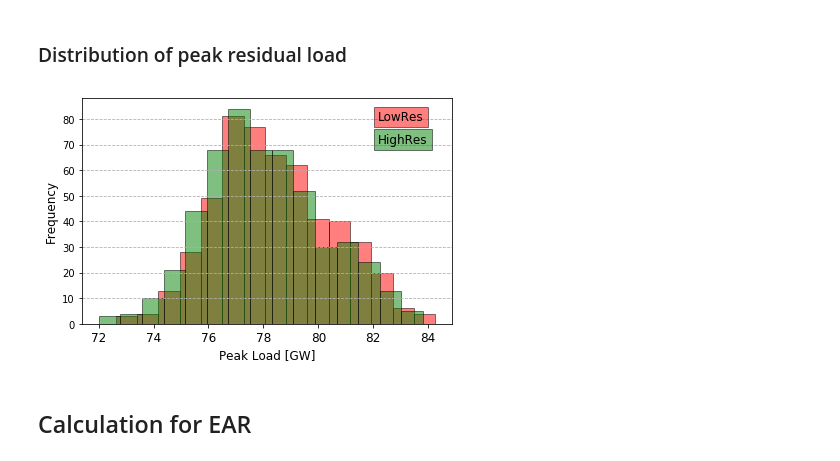
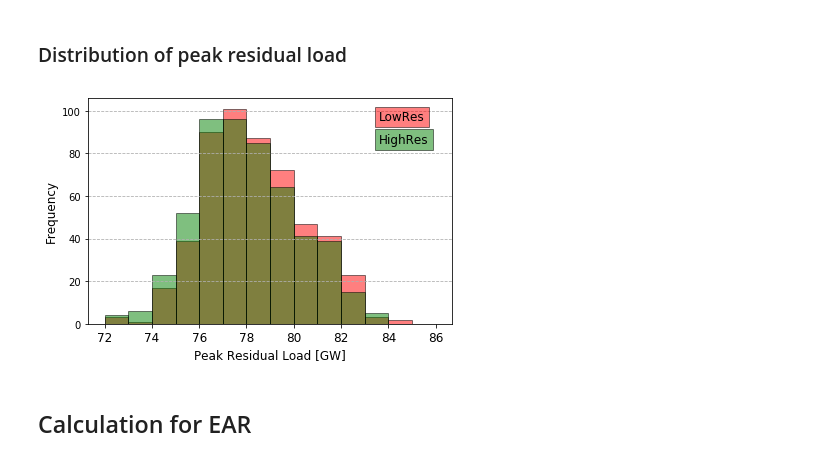
Before and after one commit to samarthiith/DE_CoalPhaseOut, a Jupyter notebook: DE_coalPhaseOut.ipynb, the cells around one changed output. Drawn from its saved outputs; the diff is of its cells as text; code cells hidden in the pictures.

```diff
--- a/DE_coalPhaseOut.ipynb
+++ b/DE_coalPhaseOut.ipynb
@@ -24,7 +24,7 @@ demScalled.to_csv('demand_scalled.csv')
 # %% [markdown]
 ### Demand
 # %%
-demandAll = pd.read_csv('demand_scalled.csv').rename(columns={'Unnamed: 0':'h'}).set_index('h')
+demandAll = pd.read_csv('Load/demand_scalled.csv').rename(columns={'Unnamed: 0':'h'}).set_index('h')
 # %% [markdown]
 ### Capacity Factors
 # %%
@@ -76,7 +76,8 @@ def getResLoad(pvCap, wonCap, woffCap):
             insRESLoad = pd.DataFrame(demandAll[str(demYear)] -
                                       pvCF[str(wYear)]*pvCap-
                                       wonCF[str(wYear)]*wonCap-
-                                      woffCF[str(wYear)]*woffCap, columns=[str(demYear)+'_'+str(wYear)])
+                                      woffCF[str(wYear)]*woffCap,
+                                      columns=[str(demYear)+'_'+str(wYear)])
             resLoad = resLoad.join(insRESLoad, how='outer')
 
     for demYear in demandAll:
@@ -84,7 +85,8 @@ def getResLoad(pvCap, wonCap, woffCap):
             insRESLoad = pd.DataFrame(demandAll[str(demYear)] -
                                       pvCFMeera[str(wYear)]*pvCap-
                                       wonCFNinja[str(wYear)]*wonCap-
-                                      woffCFNinja[str(wYear)]*woffCap, columns=[str(demYear)+'_'+str(wYear)+'_ninja'])
+                                      woffCFNinja[str(wYear)]*woffCap,
+                                      columns=[str(demYear)+'_'+str(wYear)+'_ninja'])
             resLoad = resLoad.join(insRESLoad, how='outer')
     return resLoad
 # %%
@@ -110,33 +112,36 @@ def getMaxResLoads(resLoad):
 # %%
 fig, ax = plt.subplots()
 maxValues_w = getMaxResLoads(resLoad_w)
-(pd.DataFrame(maxValues_w)/1000).plot(kind='hist', bins=15, ax=ax,
+(pd.DataFrame(maxValues_w)/1000).plot(kind='hist', bins=14, range=(72,86),
+                                      ax=ax,
                                      # label='highRes',
                                     legend=False,
+                                      align ='mid',
                                      edgecolor='k', color='red', alpha=0.5)
 
 maxValues_b = getMaxResLoads(resLoad_b)
-(pd.DataFrame(maxValues_b)/1000).plot(kind='hist', bins=15, ax=ax,
+(pd.DataFrame(maxValues_b)/1000).plot(kind='hist', bins=14, range=(72,86),
+                                      ax=ax,
                                       #label='lowRes',
                                       legend=False,
-                                    edgecolor='k', color='green', alpha=0.5)
+                                      edgecolor='k', color='green', alpha=0.5)
 plt.ylabel('Frequency', size=12)
-plt.xlabel('Peak Load [GW]', size=12)
+plt.xlabel('Peak Residual Load [GW]', size=12)
 plt.xticks(size=12)
 plt.grid( axis='y', linestyle = '--')
 plt.tight_layout()
 #plt.savefig(outLoc+'/PeakLoadDiss.pdf')
 
 t = plt.text(0.8, 0.90, 'LowRes', transform=ax.transAxes, fontsize=12)
 t.set_bbox(dict(facecolor='red', alpha=0.5, edgecolor='black'))
 
 t = plt.text(0.8, 0.80, 'HighRes', transform=ax.transAxes, fontsize=12)
 t.set_bbox(dict(facecolor='green', alpha=0.5, edgecolor='black'))
 
-#plt.savefig(outLoc+'/PeakLoadDiss.pdf')
+plt.savefig(outLoc+'/PeakResLoadDiss_2.pdf')
 plt.show()
 # %% [output]
-[figure, old version]
+[figure, new version]
 # %% [markdown]
 ## Calculation for EAR
 # %% [markdown]
```
Also changed, not shown: parts of 14 cells of this notebook, 4 other files.
